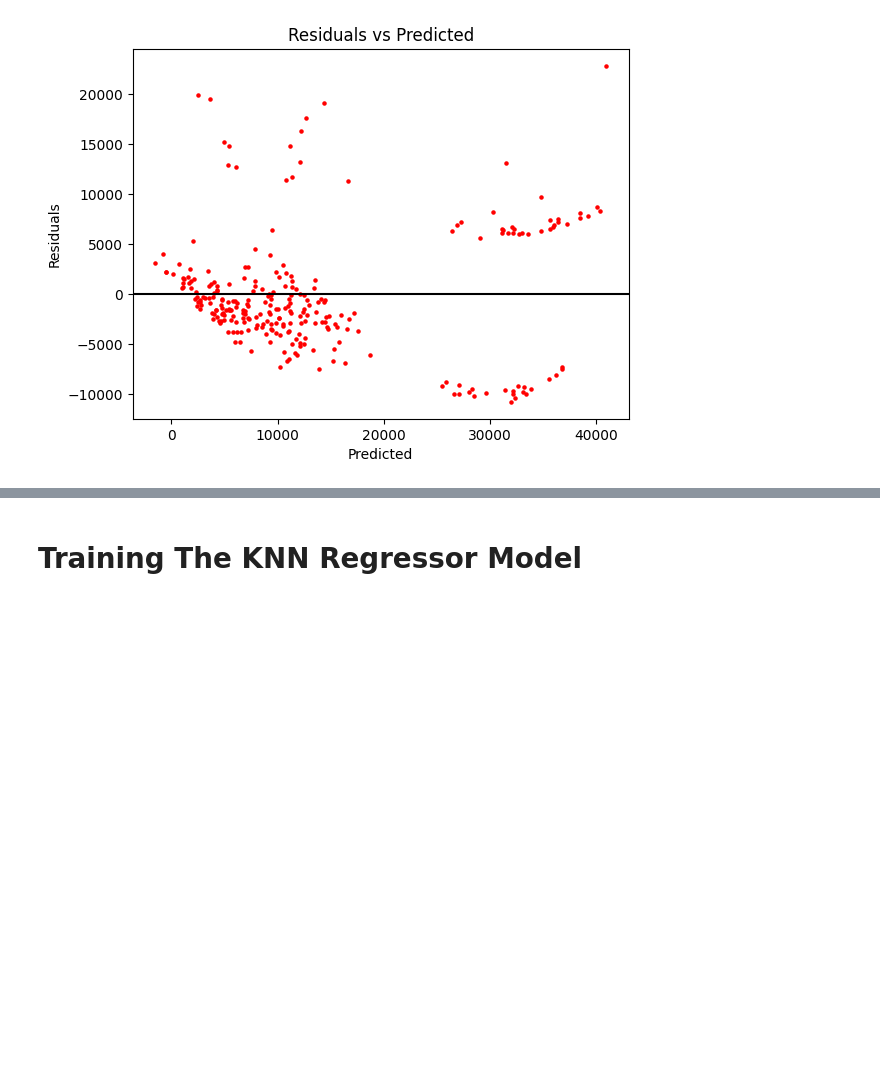
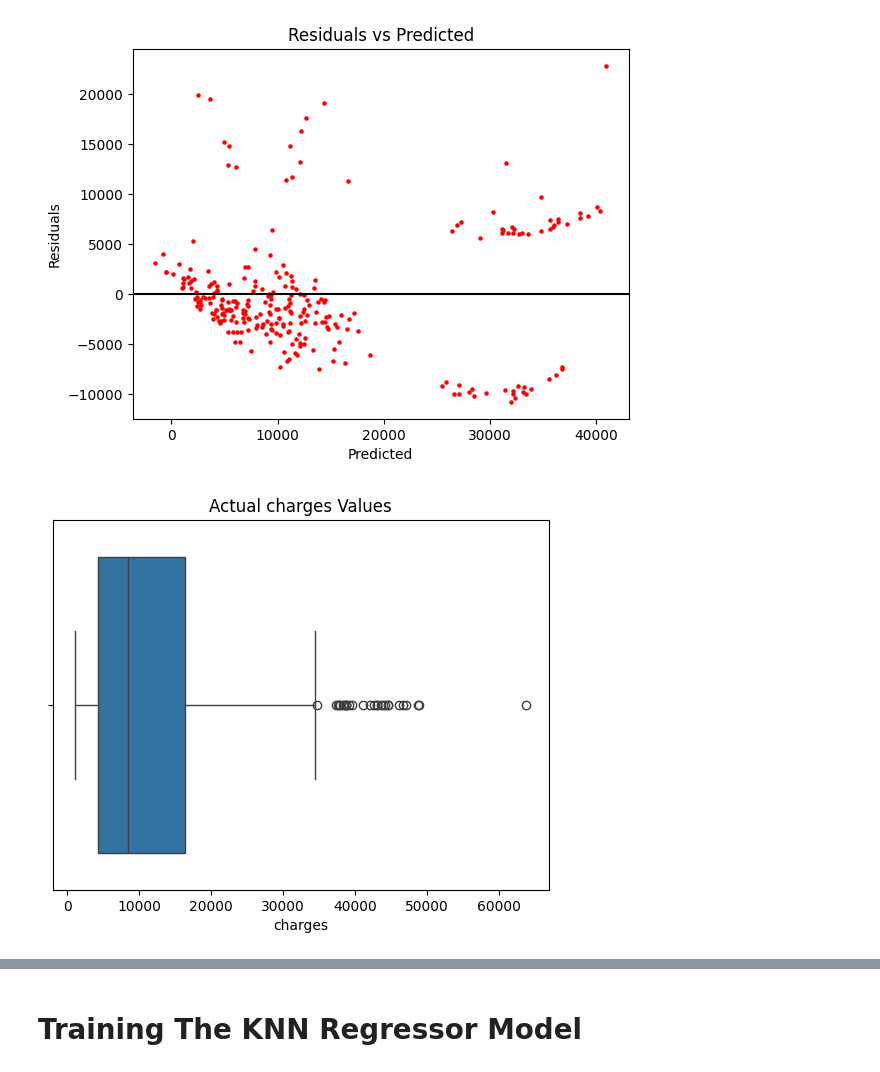
Before and after one commit to M0hamed-ehab/ML-Project, a Jupyter notebook: Models/numerical_models.ipynb, the cells around one changed output, grey strips where cells are left out. Saved outputs shown, nothing was run; the diff lists cells and outputs as text; code cells hidden in the pictures; blank space fills up the shorter version.

```diff
--- a/Models/numerical_models.ipynb
+++ b/Models/numerical_models.ipynb
@@ -186,3 +186,12 @@ plt.title("Residuals vs Predicted")
 plt.show()
 # %% [output]
 [figure]
+# %%
+df_test = pd.DataFrame(y_test, columns=["charges"])
+df_pred = pd.DataFrame(y_pred, columns=["charges"])
+import seaborn as sns
+sns.boxplot(x= df_test["charges"])
+plt.title('Actual charges Values')
+plt.show()
+# %% [output]
+[figure, added]
```
Also changed, not shown: parts of 4 cells of this notebook, 1 other file.
